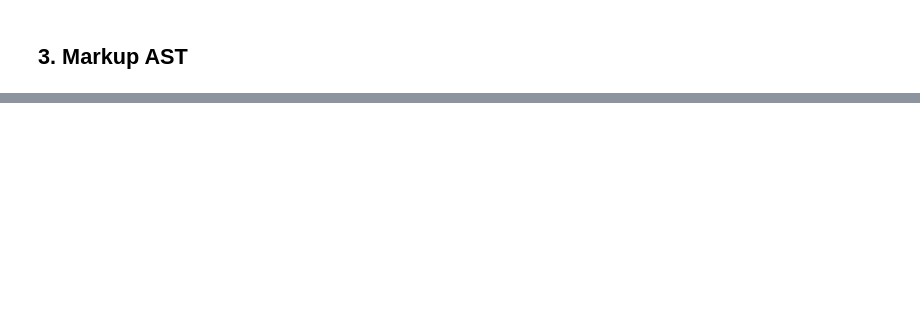
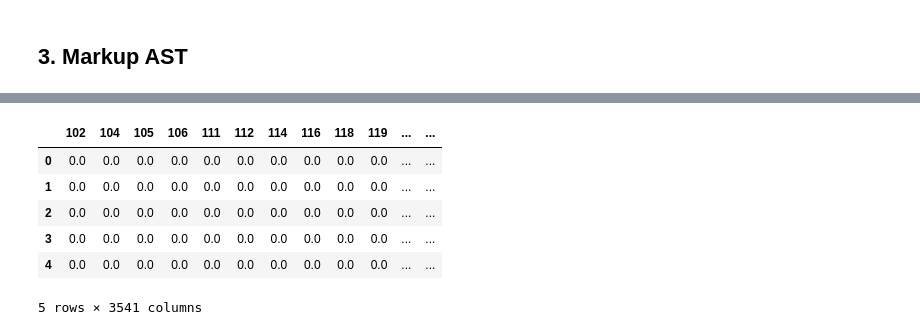
Before and after one commit to usnistgov/ai-bugfinder-testbed, a Jupyter notebook: data_processing.ipynb, the cells around one changed output, grey strips where cells are left out. Saved outputs shown, nothing was run; the diff lists cells and outputs as text; code cells hidden in the pictures; blank space fills up the shorter version.

```diff
--- a/data_processing.ipynb
+++ b/data_processing.ipynb
@@ -78,0 +177,6 @@ In this step, the code will be transform in a graph stored in a Neo4J database.
+# %%
+labels = np.genfromtxt(labels_filename, delimiter=',', dtype=None)
+labels = pd.DataFrame(labels)
+labels["results"] = labels["f0"].apply(lambda it: 1 if it else 0)
+
+labels.head()
@@ -78,0 +204,23 @@ In this step, the code will be transform in a graph stored in a Neo4J database.
+# %%
+non_empty_cols = list()
+
+for col in features:
+    for item in features[col]:
+        if item != 0:
+            non_empty_cols.append(col)
+            break
+
+empty_cols = [col for col in features if col not in non_empty_cols]
+# %%
+simple_features = features.drop(empty_cols, axis=1)
+simple_features["results"] = labels["results"]
+
+simple_features.head()
+# %% [output]
+|  | 102 | 104 | 105 | 106 | 111 | 112 | 114 | 116 | 118 | 119 | ... | ... |
+| 0 | 0.0 | 0.0 | 0.0 | 0.0 | 0.0 | 0.0 | 0.0 | 0.0 | 0.0 | 0.0 | ... | ... |
+| 1 | 0.0 | 0.0 | 0.0 | 0.0 | 0.0 | 0.0 | 0.0 | 0.0 | 0.0 | 0.0 | ... | ... |
+| 2 | 0.0 | 0.0 | 0.0 | 0.0 | 0.0 | 0.0 | 0.0 | 0.0 | 0.0 | 0.0 | ... | ... |
+| 3 | 0.0 | 0.0 | 0.0 | 0.0 | 0.0 | 0.0 | 0.0 | 0.0 | 0.0 | 0.0 | ... | ... |
+| 4 | 0.0 | 0.0 | 0.0 | 0.0 | 0.0 | 0.0 | 0.0 | 0.0 | 0.0 | 0.0 | ... | ... |
+5 rows × 3541 columns
```
Also changed, not shown: parts of 40 cells of this notebook, 18 other files.
